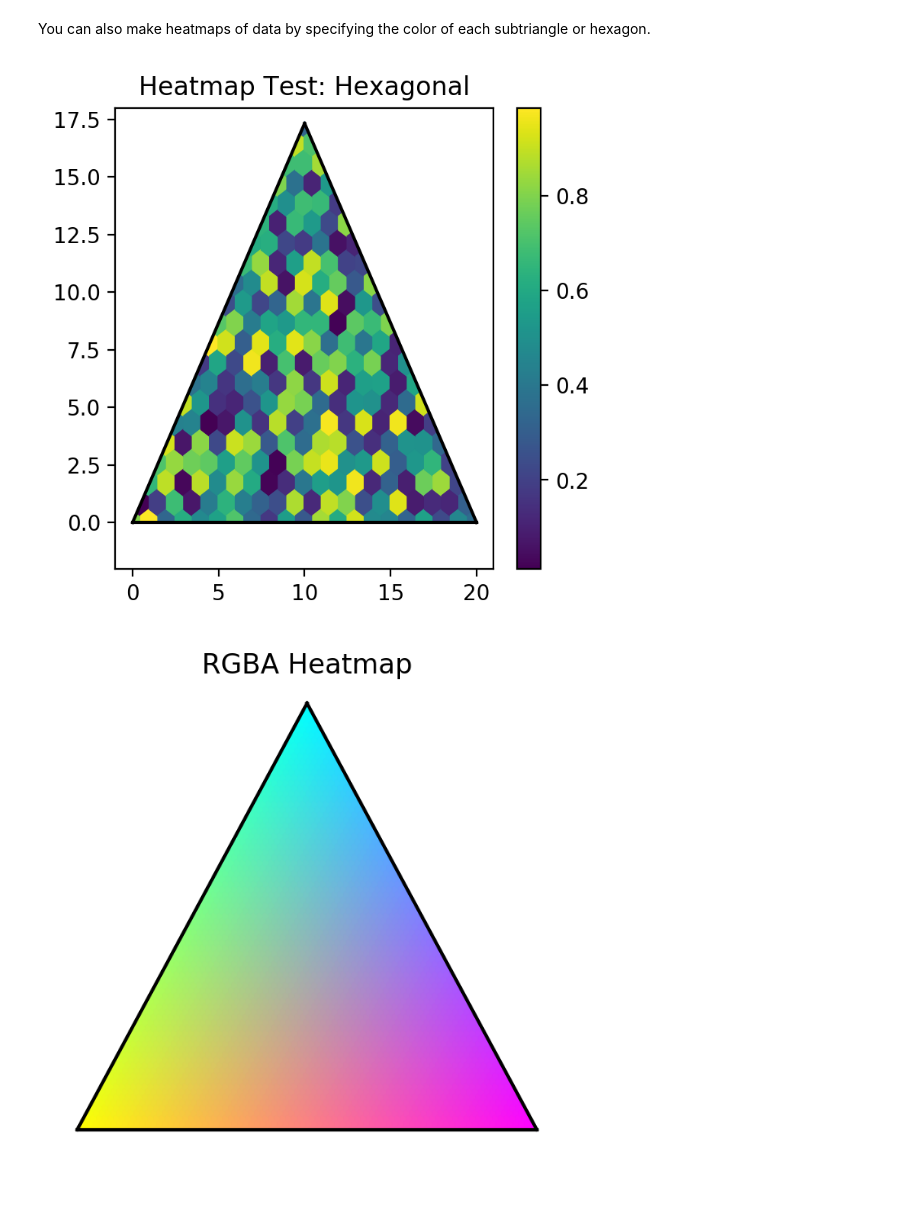
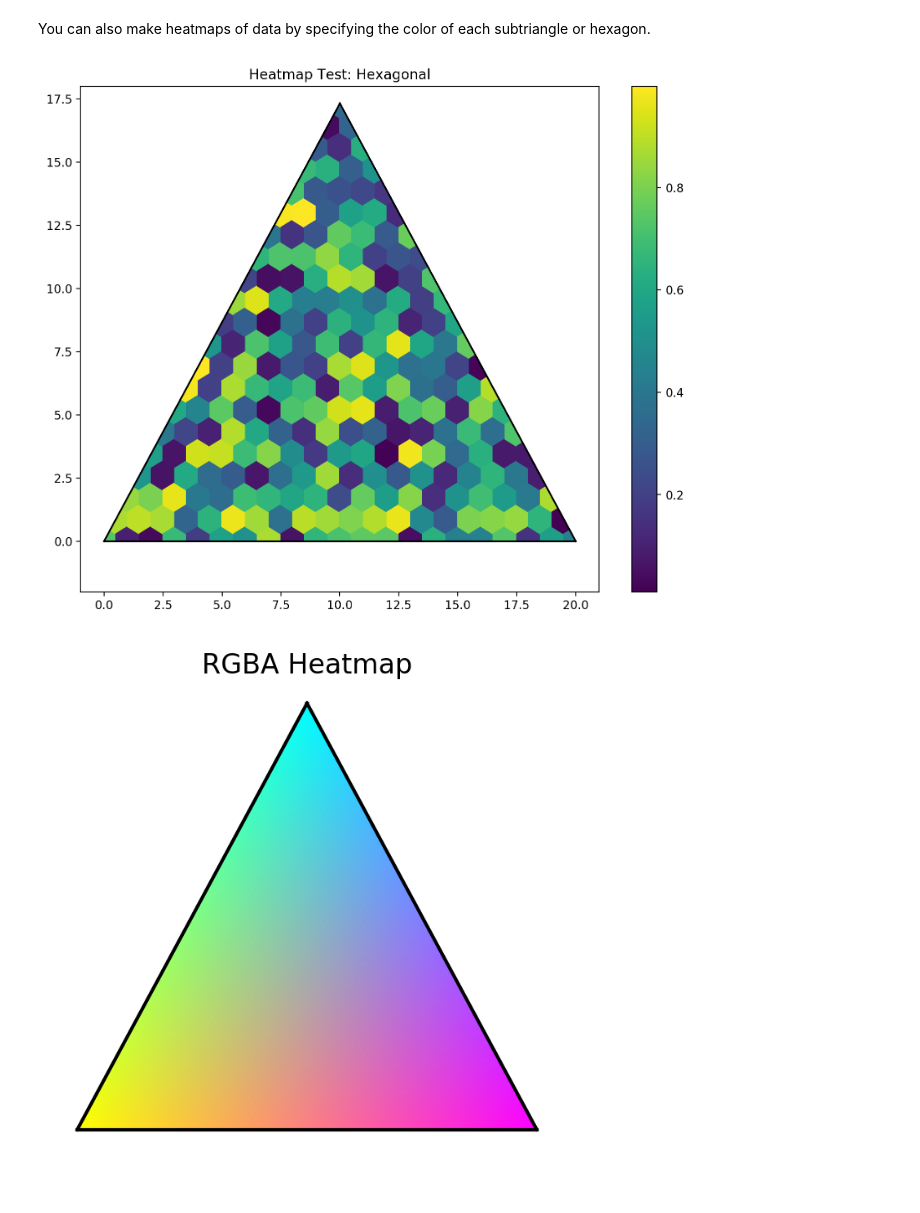
Before and after one commit to marcharper/python-ternary, a Jupyter notebook: examples/Ternary-Examples.ipynb, the cells around one changed output. Cells and saved outputs as stored; diff of their text form; code cells hidden in the pictures.

```diff
--- a/examples/Ternary-Examples.ipynb
+++ b/examples/Ternary-Examples.ipynb
@@ -203,19 +208,20 @@ You can also make heatmaps of data by specifying the color of each subtriangle o
 # %%
 def generate_random_heatmap_data(scale=5):
     from ternary.helpers import simplex_iterator
     d = dict()
     for (i,j,k) in simplex_iterator(scale):
         d[(i,j)] = random.random()
     return d
 
 scale = 20
 d = generate_random_heatmap_data(scale)
 figure, tax = ternary.figure(scale=scale)
+figure.set_size_inches(10, 8)
 tax.heatmap(d, style="h")
 tax.boundary()
 tax.set_title("Heatmap Test: Hexagonal")
 # %% [output]
-[figure, old version]
+[figure, new version]
 # %%
 import matplotlib.pyplot as plt
 
```
Also changed, not shown: parts of 7 cells of this notebook.
